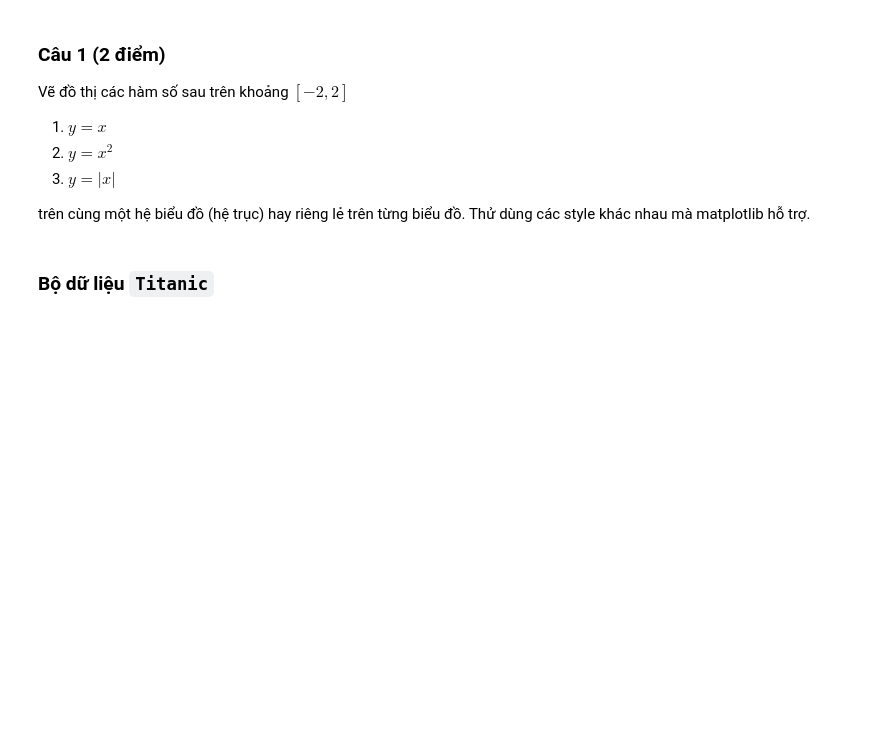
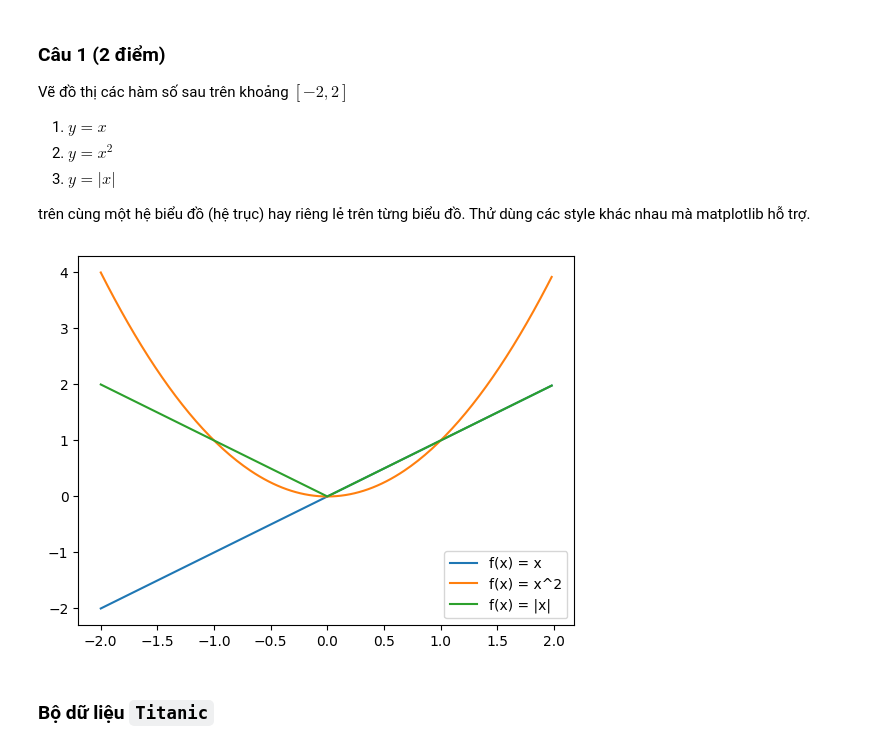
Before and after one commit to tonypham90/TKUD_KHTN, a Jupyter notebook: BT/BT2/Baitap2.ipynb, the cells around one changed output. Drawn from its saved outputs; the diff is of its cells as text; code cells hidden in the pictures; blank space fills up the shorter version.

```diff
--- a/BT/BT2/Baitap2.ipynb
+++ b/BT/BT2/Baitap2.ipynb
@@ -29,14 +29,21 @@ Vẽ đồ thị các hàm số sau trên khoảng $[-2, 2]$
 
 trên cùng một hệ biểu đồ (hệ trục) hay riêng lẻ trên từng biểu đồ. Thử dùng các style khác nhau mà matplotlib hỗ trợ.
 # %%
-X = np.array(range(-2,2,0.05))
+X = np.arange(-2,2,0.02)
 fig = plt.figure()
 def line1(input):
     return float(input)
 
-Y = line1(X)
-plt.plot(Y,X)
+Y = X
+Y2= X**2
+Y3= abs(X)
+plt.plot(X,Y,label='f(x) = x')
+plt.plot(X,Y2,label='f(x) = x^2')
+plt.plot(X,Y3,label='f(x) = |x|')
+plt.legend()
 plt.show()
+# %% [output]
+[figure, added]
 # %% [markdown]
 ### Bộ dữ liệu `Titanic`
 # %% [markdown]
```
Also changed, not shown: parts of 2 cells of this notebook.
